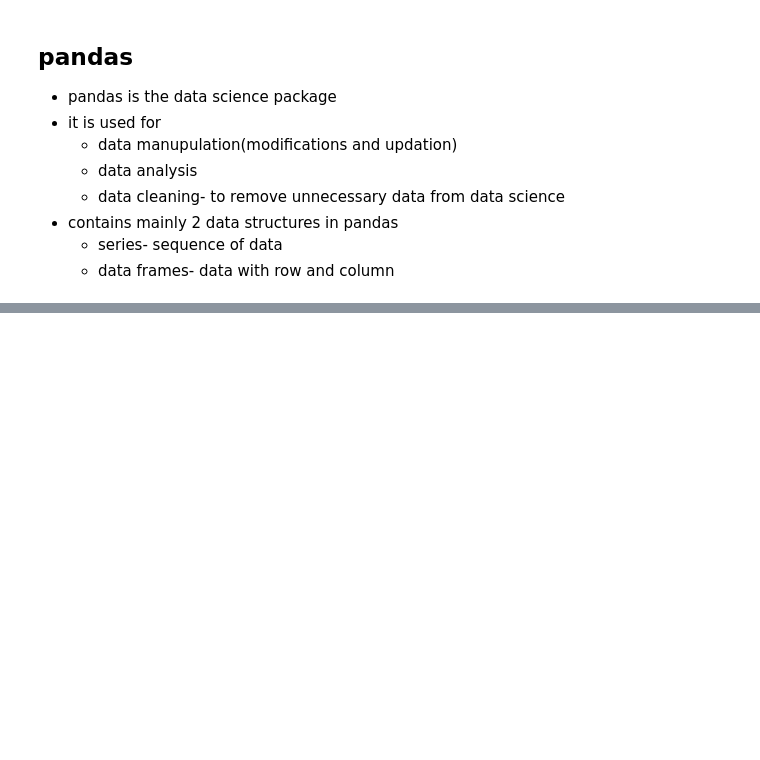
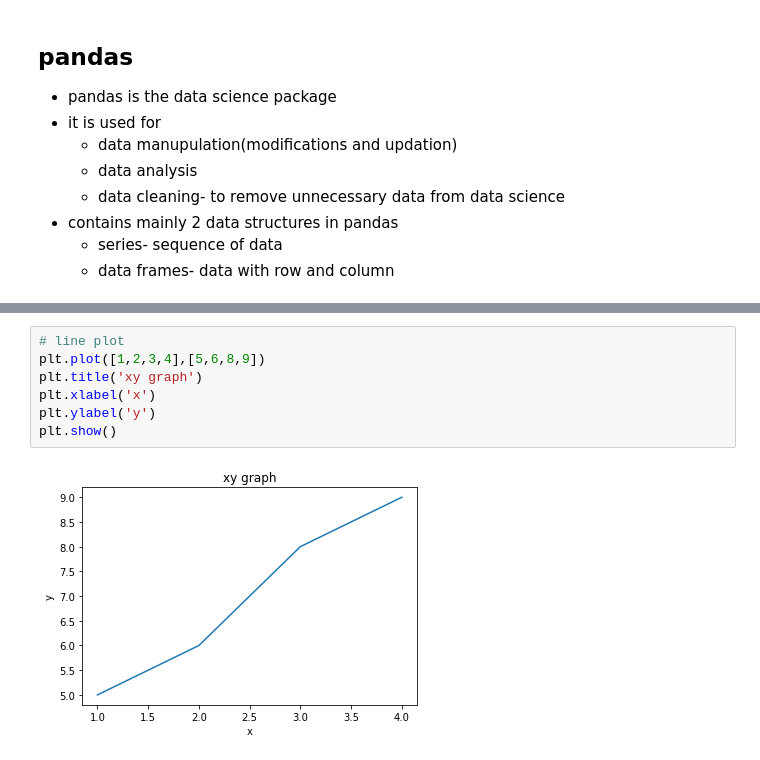
Before and after one commit to valli518/python, a Jupyter notebook: 7-02-22.ipynb, the cells around one changed output, grey strips where cells are left out. Saved outputs shown, nothing was run; the diff lists cells and outputs as text; blank space fills up the shorter version.

```diff
--- a/7-02-22.ipynb
+++ b/7-02-22.ipynb
@@ -557,0 +688,9 @@ dir(numpy)
+# %%
+# line plot
+plt.plot([1,2,3,4],[5,6,8,9])
+plt.title('xy graph')
+plt.xlabel('x')
+plt.ylabel('y')
+plt.show()
+# %% [output]
+[figure, added]
```
Also changed, not shown: parts of 22 cells of this notebook.
